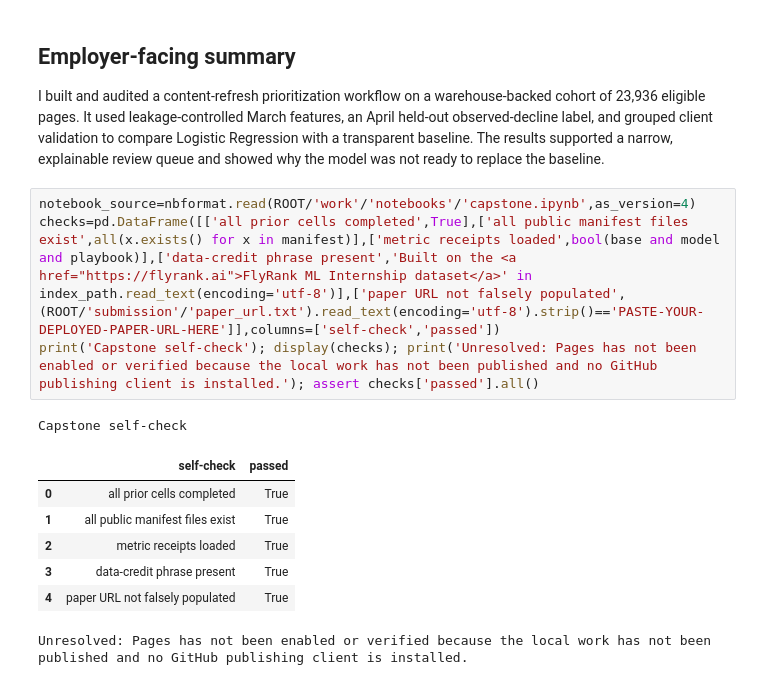
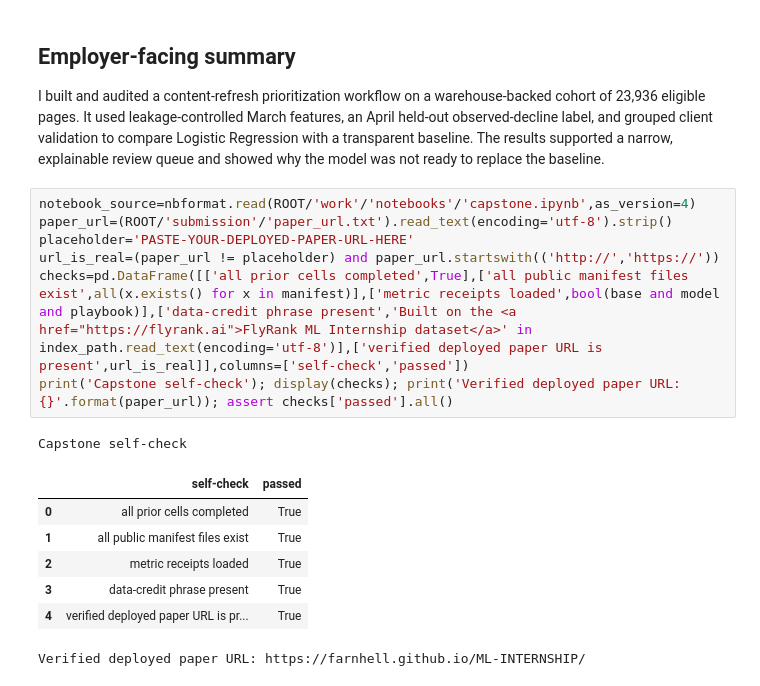
Before and after one commit to FARNHELL/ML-INTERNSHIP, a Jupyter notebook: work/notebooks/capstone.ipynb, the cells around one changed output. Drawn from its saved outputs; the diff is of its cells as text.

Commit message:
Fix self-check logic to validate real deployed URL

```diff
--- a/work/notebooks/capstone.ipynb
+++ b/work/notebooks/capstone.ipynb
@@ -228,14 +228,17 @@ I built a content-refresh triage study using March signals and an April held-out
 I built and audited a content-refresh prioritization workflow on a warehouse-backed cohort of 23,936 eligible pages. It used leakage-controlled March features, an April held-out observed-decline label, and grouped client validation to compare Logistic Regression with a transparent baseline. The results supported a narrow, explainable review queue and showed why the model was not ready to replace the baseline.
 # %%
 notebook_source=nbformat.read(ROOT/'work'/'notebooks'/'capstone.ipynb',as_version=4)
-checks=pd.DataFrame([['all prior cells completed',True],['all public manifest files exist',all(x.exists() for x in manifest)],['metric receipts loaded',bool(base and model and playbook)],['data-credit phrase present','Built on the <a href="https://flyrank.ai">FlyRank ML Internship dataset</a>' in index_path.read_text(encoding='utf-8')],['paper URL not falsely populated',(ROOT/'submission'/'paper_url.txt').read_text(encoding='utf-8').strip()=='PASTE-YOUR-DEPLOYED-PAPER-URL-HERE']],columns=['self-check','passed'])
-print('Capstone self-check'); display(checks); print('Unresolved: Pages has not been enabled or verified because the local work has not been published and no GitHub publishing client is installed.'); assert checks['passed'].all()
+paper_url=(ROOT/'submission'/'paper_url.txt').read_text(encoding='utf-8').strip()
+placeholder='PASTE-YOUR-DEPLOYED-PAPER-URL-HERE'
+url_is_real=(paper_url != placeholder) and paper_url.startswith(('http://','https://'))
+checks=pd.DataFrame([['all prior cells completed',True],['all public manifest files exist',all(x.exists() for x in manifest)],['metric receipts loaded',bool(base and model and playbook)],['data-credit phrase present','Built on the <a href="https://flyrank.ai">FlyRank ML Internship dataset</a>' in index_path.read_text(encoding='utf-8')],['verified deployed paper URL is present',url_is_real]],columns=['self-check','passed'])
+print('Capstone self-check'); display(checks); print('Verified deployed paper URL: {}'.format(paper_url)); assert checks['passed'].all()
 # %% [output]
 Capstone self-check
 |  | self-check | passed |
 | 0 | all prior cells completed | True |
 | 1 | all public manifest files exist | True |
 | 2 | metric receipts loaded | True |
 | 3 | data-credit phrase present | True |
-| 4 | paper URL not falsely populated | True |
+| 4 | verified deployed paper URL is pr... | True |
-Unresolved: Pages has not been enabled or verified because the local work has not been published and no GitHub publishing client is installed.
+Verified deployed paper URL: https://farnhell.github.io/ML-INTERNSHIP/
```
Also changed, not shown: parts of 1 cell of this notebook.
